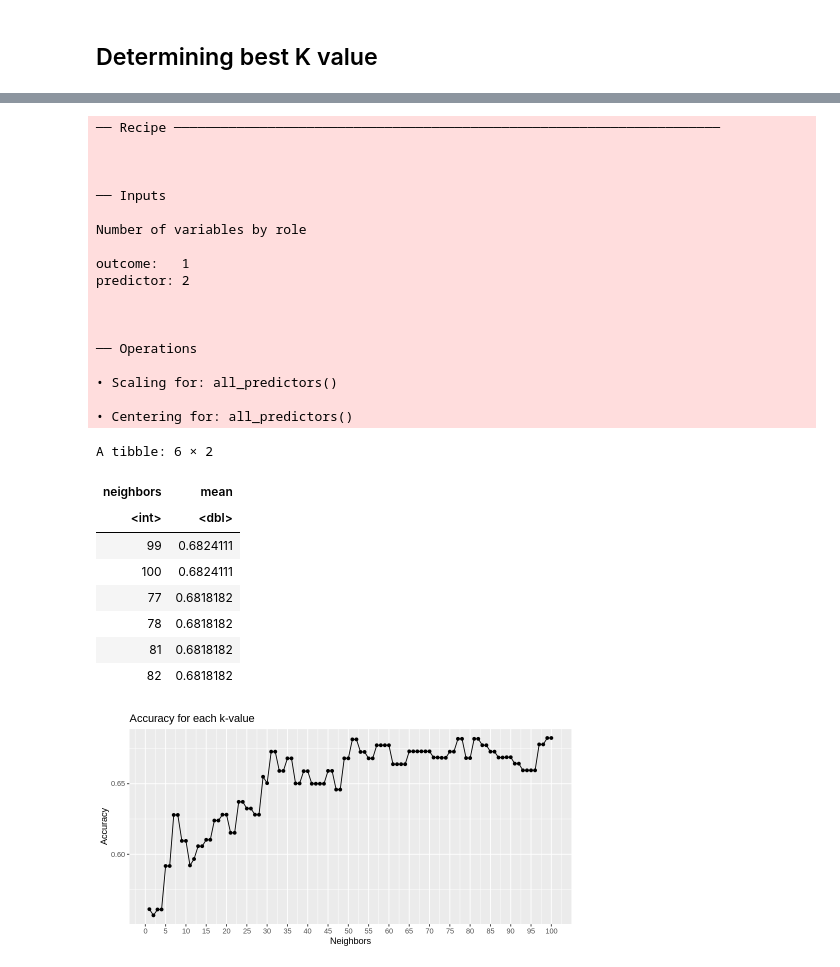
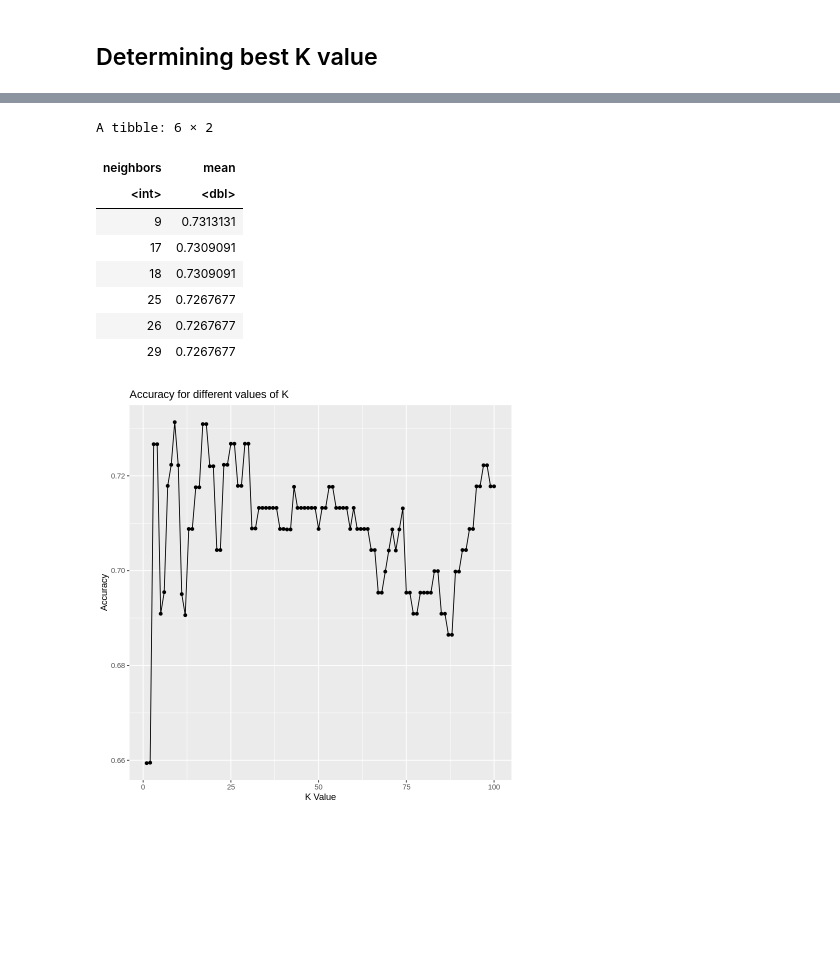
Before and after one commit to Git-Aarya/Heart-Disease-Predictor, a Jupyter notebook: project_proposal_analysis.ipynb, the cells around one changed output, grey strips where cells are left out. Cells and saved outputs as stored; diff of their text form; code cells hidden in the pictures; blank space fills up the shorter version.

```diff
--- a/project_proposal_analysis.ipynb
+++ b/project_proposal_analysis.ipynb
@@ -184,0 +194,7 @@ A tibble: 2 × 3
+# %%
+cleveland_subset <- cleveland_train |> select(diagnosis, cholesterol, heart_rate, age, st_depression, blood_pressure)
+names <- cleveland_subset |> select(-diagnosis) |> colnames()
+
+
+example_formula <- paste("diagnosis", "~", paste(names, collapse="+"))
+example_formula
@@ -207,63 +326,36 @@ From our scatter plot above, we can see that people without heart disease have a
 # %%
-set.seed(1)
-cleveland_recipe <- recipe(diagnosis ~ heart_rate + cholesterol , data = cleveland_train) |>
-   step_scale(all_predictors()) |>
-   step_center(all_predictors())
-cleveland_recipe
+set.seed(0)
+dep_recipe <- recipe(diagnosis ~ st_depression + heart_rate, data = cleveland_train) |> step_scale(all_predictors()) |> step_center(all_predictors())
+dep_tune_spec <- nearest_neighbor(weight_func = "rectangular", neighbors = tune()) |>
+  set_engine("kknn") |>
+  set_mode("classification")
 
-knn_tune <- nearest_neighbor(weight_func = "rectangular", neighbors = tune()) |>
-            set_engine("kknn") |>
-            set_mode("classification")
-
-cleveland_vfold <- vfold_cv(cleveland_train, v = 10, strata = diagnosis)
-
+dep_vfold <- vfold_cv(cleveland_train, v = 10, strata = diagnosis)
 gridvals <- tibble(neighbors = c(1:100))
 
-knn_results <- workflow() |>
-      add_recipe(cleveland_recipe) |>
-      add_model(knn_tune) |>
-      tune_grid(resamples = cleveland_vfold, grid = gridvals) |>
+dep_wkflw <- workflow() |>
+      add_recipe(dep_recipe) |>
+      add_model(dep_tune_spec) |>
+      tune_grid(resamples = hd_vfold, grid = gridvals) |>
       collect_metrics() |>
       filter(.metric == "accuracy") |>
       select(neighbors, mean) |>
       arrange(desc(mean))
+head(dep_wkflw)
 
-head(knn_results)
 
-cross_val_plot <- ggplot(knn_results, aes(x = neighbors, y = mean)) +
-      geom_point() +
-      geom_line() +
-      ggtitle("Accuracy for each k-value") +
-      labs(x = "Neighbors", y = "Accuracy") +
-      scale_x_continuous(breaks = seq(0, 100, by = 5))
-
-cross_val_plot
+options(repr.plot.height = 7, repr.plot.width = 7)
+dep_result_plot <- dep_wkflw |> ggplot(aes(x = neighbors, y = mean)) + geom_point() + geom_line() +
+labs(x = "K Value", y = "Accuracy") + ggtitle("Accuracy for different values of K")
+dep_result_plot
 # %% [output]
-── Recipe ──────────────────────────────────────────────────────────────────────
-
-
-
-── Inputs
-
-Number of variables by role
-
-outcome:   1
-predictor: 2
-
-
-
-── Operations
-
-• Scaling for: all_predictors()
-
-• Centering for: all_predictors()
+A tibble: 6 × 2
-A tibble: 6 × 2
 | neighbors | mean |
 | <int> | <dbl> |
-| 99 | 0.6824111 |
-| 100 | 0.6824111 |
-| 77 | 0.6818182 |
-| 78 | 0.6818182 |
-| 81 | 0.6818182 |
-| 82 | 0.6818182 |
+| 9 | 0.7313131 |
+| 17 | 0.7309091 |
+| 18 | 0.7309091 |
+| 25 | 0.7267677 |
+| 26 | 0.7267677 |
+| 29 | 0.7267677 |
-[figure, old version]
+[figure, new version]
```
Also changed, not shown: parts of 20 cells of this notebook, 1 other file.
